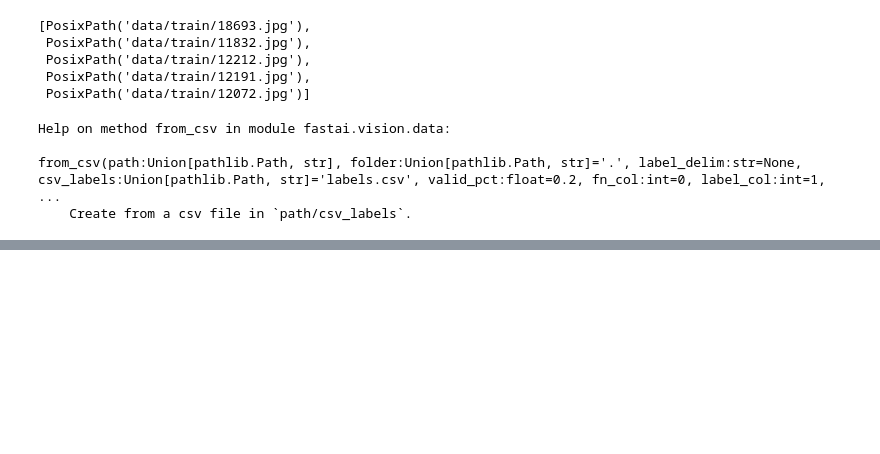
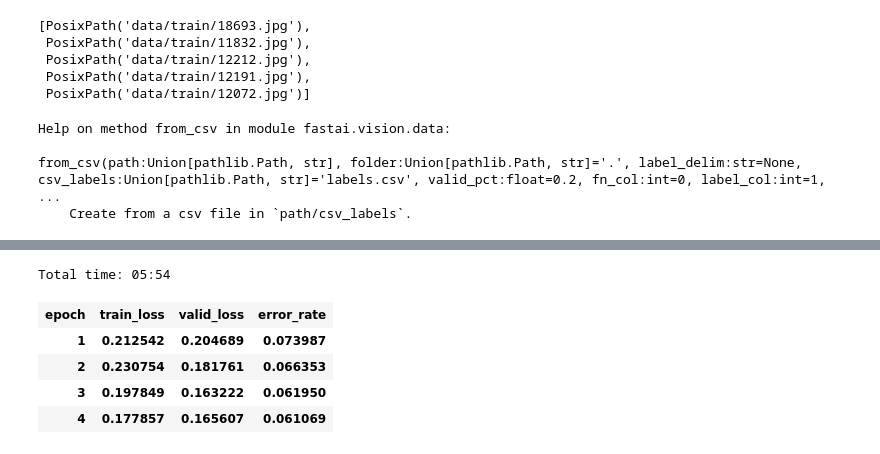
Before and after one commit to arkothiwala/deep-learning, a Jupyter notebook: AV_Intel.ipynb, the cells around one changed output, grey strips where cells are left out. Saved outputs shown, nothing was run; the diff lists cells and outputs as text; code cells hidden in the pictures; blank space fills up the shorter version.

```diff
--- a/AV_Intel.ipynb
+++ b/AV_Intel.ipynb
@@ -44,0 +62,9 @@ data.batch_size
+# %%
+learn.fit_one_cycle(4)
+# %% [output]
+Total time: 05:54
+| epoch | train_loss | valid_loss | error_rate |
+| 1 | 0.212542 | 0.204689 | 0.073987 |
+| 2 | 0.230754 | 0.181761 | 0.066353 |
+| 3 | 0.197849 | 0.163222 | 0.061950 |
+| 4 | 0.177857 | 0.165607 | 0.061069 |
```
Also changed, not shown: parts of 7 cells of this notebook.
